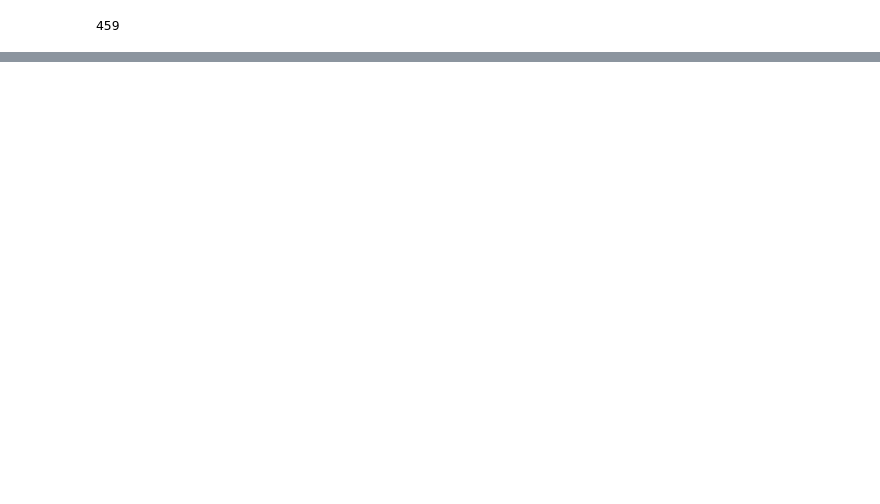
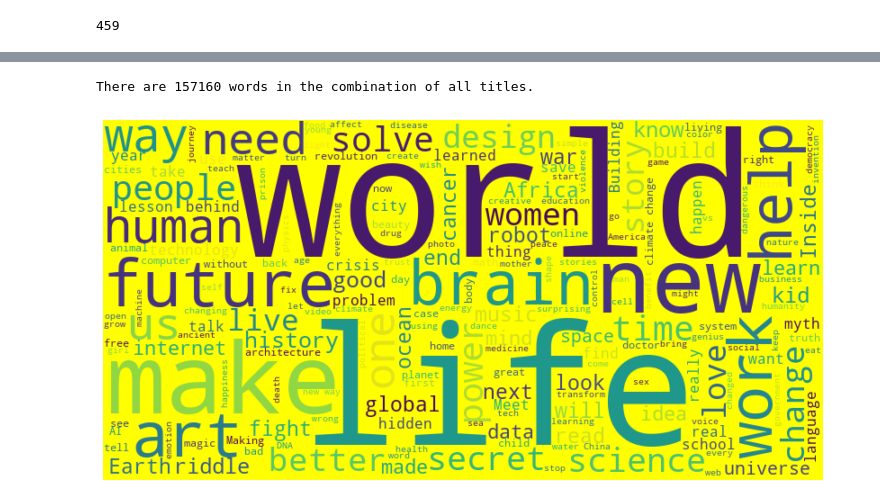
Before and after one commit to Gayatri-Surapaneni/Ted-Talks-Views-Prediction-ML, a Jupyter notebook: Copy_of_Ted_Talk_Views_Prediction_ML_Project_Gayatri_S.ipynb, the cells around one changed output, grey strips where cells are left out. Saved outputs shown, nothing was run; the diff lists cells and outputs as text; code cells hidden in the pictures; blank space fills up the shorter version.

```diff
--- a/Copy_of_Ted_Talk_Views_Prediction_ML_Project_Gayatri_S.ipynb
+++ b/Copy_of_Ted_Talk_Views_Prediction_ML_Project_Gayatri_S.ipynb
@@ -177,0 +235,20 @@ len(df.event.unique())
+# %%
+#Dropping the native_lang column
+df.drop(columns='native_lang',inplace=True)
+# %%
+#making of word cloud from title column
+from wordcloud import WordCloud,ImageColorGenerator
+text = " ".join(topic for topic in df.title.astype(str))
+print ("There are {} words in the combination of all titles.".format(len(text)))
+
+# Create and generate a word cloud image:
+wordcloud = WordCloud(background_color="yellow", width=800, height=400).generate(text)
+
+plt.axis("off")
+plt.rcParams["figure.figsize"] = (15,5)
+plt.tight_layout(pad=0)
+plt.imshow(wordcloud, interpolation='bilinear')
+plt.show()
+# %% [output]
+There are 157160 words in the combination of all titles.
+[figure, added]
```
Also changed, not shown: parts of 12 cells of this notebook.
